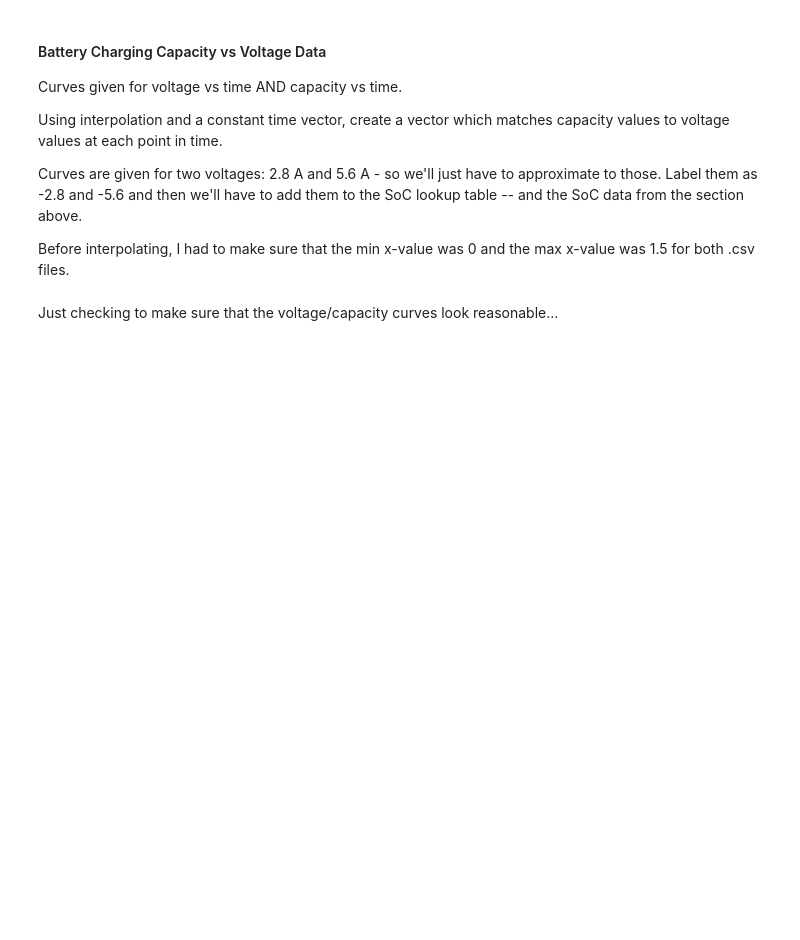
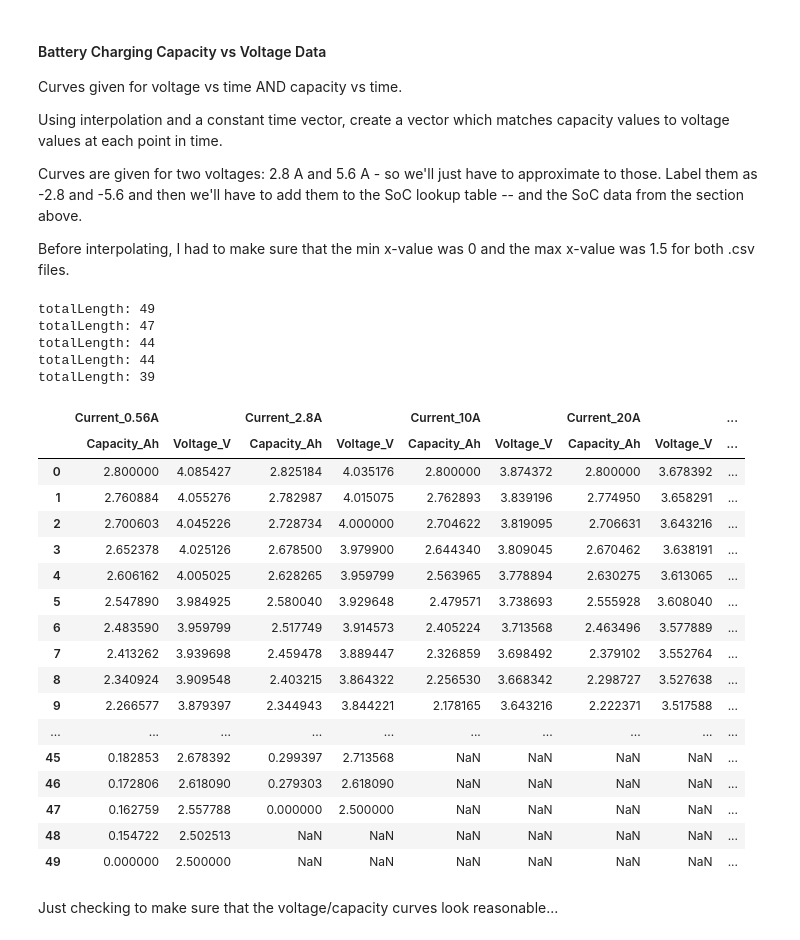
Before and after one commit to UBCFormulaElectric/LapSim, a Jupyter notebook: data_prep_scripts/sim_data_prep.ipynb, the cells around one changed output. Saved outputs shown, nothing was run; the diff lists cells and outputs as text; code cells hidden in the pictures; blank space fills up the shorter version.

```diff
--- a/data_prep_scripts/sim_data_prep.ipynb
+++ b/data_prep_scripts/sim_data_prep.ipynb
@@ -388,45 +392,61 @@ import pandas as pd
 import numpy as np
 import pickle
 
 infile = "P28A_SoC_curve_initial.csv"
 
 SoC_df = pd.read_csv(infile, header = [0,1])
 
 # Clean data
 # DONE 1) Ensure that first datapoint is at 4.2 V and 2800 mAh (changed manually)
 # 2) Make sure that all capacity and voltage values are consistently decreasing
 # 3) Switch all mAh values to Ah
 # 4) Split data into nested dictionary
 
 # Set up data for cleaning
 level_0 = list(SoC_df.columns.get_level_values(0))
 level_1 = list(SoC_df.columns.get_level_values(1))
 
 # For each capacity curve - switch units to Ah
 # For each capacity curve - check to make sure that no values are smaller than the ones before
 for i in range(0, len(level_0), 2):
     # Check continuity
     for j in range(1, len(SoC_df)):
         if SoC_df.loc[j - 1, (level_0[i],level_1[i])] < SoC_df.loc[j, (level_0[i],level_1[i])]:
             print("Continuity Issue in Column %s %s and Row %d" % (level_0[i], level_1[i], j))  # Checking shows that there are no continuity issues
 
     # Afterwards, convert to Ah
     SoC_df.loc[:, (level_0[i],level_1[i])] = SoC_df.loc[:, (level_0[i],level_1[i])] / 1000  # convert mAh to Ah
 
-# Now we can move forward and transfer to nested dictionaries
-# !!! Add the charging data !!!
-SoC_dict = {'Current_-5.6A': None, 'Current_-2.8A': None, level_0[0]: None, level_0[2]: None, level_0[4]: None, level_0[6]: None} # Setting up first nested level
+    # Check length of all columns
+    totalLength = len(SoC_df.loc[:, (level_0[i], level_1[i])].dropna())
+    print('totalLength: %i' % totalLength)
 
-# Input the charging data
-SoC_dict["Current_-2.8A"] = np.array(charge_list[0])
-SoC_dict["Current_-5.6A"] = np.array(charge_list[1])
+    # Add an extra measurement at the end of all rows with 0% SoC and 2.5V
+    SoC_df.loc[totalLength, (level_0[i], level_1[i])] = 0
+    SoC_df.loc[totalLength, (level_0[i], level_1[i+1])] = 2.5
 
-# Now go through df and transfer to dict
-for i in range(0, len(level_0), 2):
-    input = SoC_df[level_0[i]].dropna()
-    SoC_dict[level_0[i]] = input.to_numpy()
-
-# Now save to pickle file
-outfile = "P28_SoC_curve.pkl"
-with open(outfile, "wb") as file:
-    pickle.dump(SoC_dict, file)
+SoC_df
+# %% [output]
+totalLength: 49
+totalLength: 47
+totalLength: 44
+totalLength: 44
+totalLength: 39
+|  | Current_0.56A |  | Current_2.8A |  | Current_10A |  | Current_20A |  | ... |
+|  | Capacity_Ah | Voltage_V | Capacity_Ah | Voltage_V | Capacity_Ah | Voltage_V | Capacity_Ah | Voltage_V | ... |
+| 0 | 2.800000 | 4.085427 | 2.825184 | 4.035176 | 2.800000 | 3.874372 | 2.800000 | 3.678392 | ... |
+| 1 | 2.760884 | 4.055276 | 2.782987 | 4.015075 | 2.762893 | 3.839196 | 2.774950 | 3.658291 | ... |
+| 2 | 2.700603 | 4.045226 | 2.728734 | 4.000000 | 2.704622 | 3.819095 | 2.706631 | 3.643216 | ... |
+| 3 | 2.652378 | 4.025126 | 2.678500 | 3.979900 | 2.644340 | 3.809045 | 2.670462 | 3.638191 | ... |
+| 4 | 2.606162 | 4.005025 | 2.628265 | 3.959799 | 2.563965 | 3.778894 | 2.630275 | 3.613065 | ... |
+| 5 | 2.547890 | 3.984925 | 2.580040 | 3.929648 | 2.479571 | 3.738693 | 2.555928 | 3.608040 | ... |
+| 6 | 2.483590 | 3.959799 | 2.517749 | 3.914573 | 2.405224 | 3.713568 | 2.463496 | 3.577889 | ... |
+| 7 | 2.413262 | 3.939698 | 2.459478 | 3.889447 | 2.326859 | 3.698492 | 2.379102 | 3.552764 | ... |
+| 8 | 2.340924 | 3.909548 | 2.403215 | 3.864322 | 2.256530 | 3.668342 | 2.298727 | 3.527638 | ... |
+| 9 | 2.266577 | 3.879397 | 2.344943 | 3.844221 | 2.178165 | 3.643216 | 2.222371 | 3.517588 | ... |
+| ... | ... | ... | ... | ... | ... | ... | ... | ... | ... |
+| 45 | 0.182853 | 2.678392 | 0.299397 | 2.713568 | NaN | NaN | NaN | NaN | ... |
+| 46 | 0.172806 | 2.618090 | 0.279303 | 2.618090 | NaN | NaN | NaN | NaN | ... |
+| 47 | 0.162759 | 2.557788 | 0.000000 | 2.500000 | NaN | NaN | NaN | NaN | ... |
+| 48 | 0.154722 | 2.502513 | NaN | NaN | NaN | NaN | NaN | NaN | ... |
+| 49 | 0.000000 | 2.500000 | NaN | NaN | NaN | NaN | NaN | NaN | ... |
```
Also changed, not shown: parts of 4 cells of this notebook, 30 other files.
